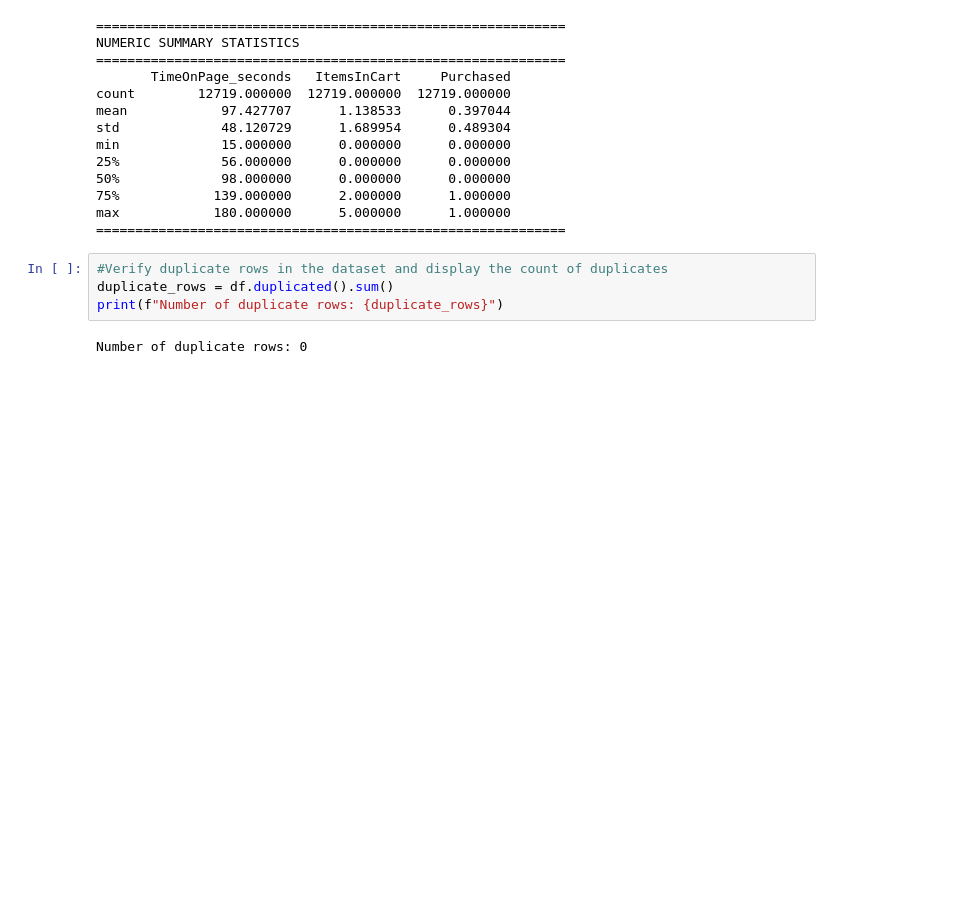
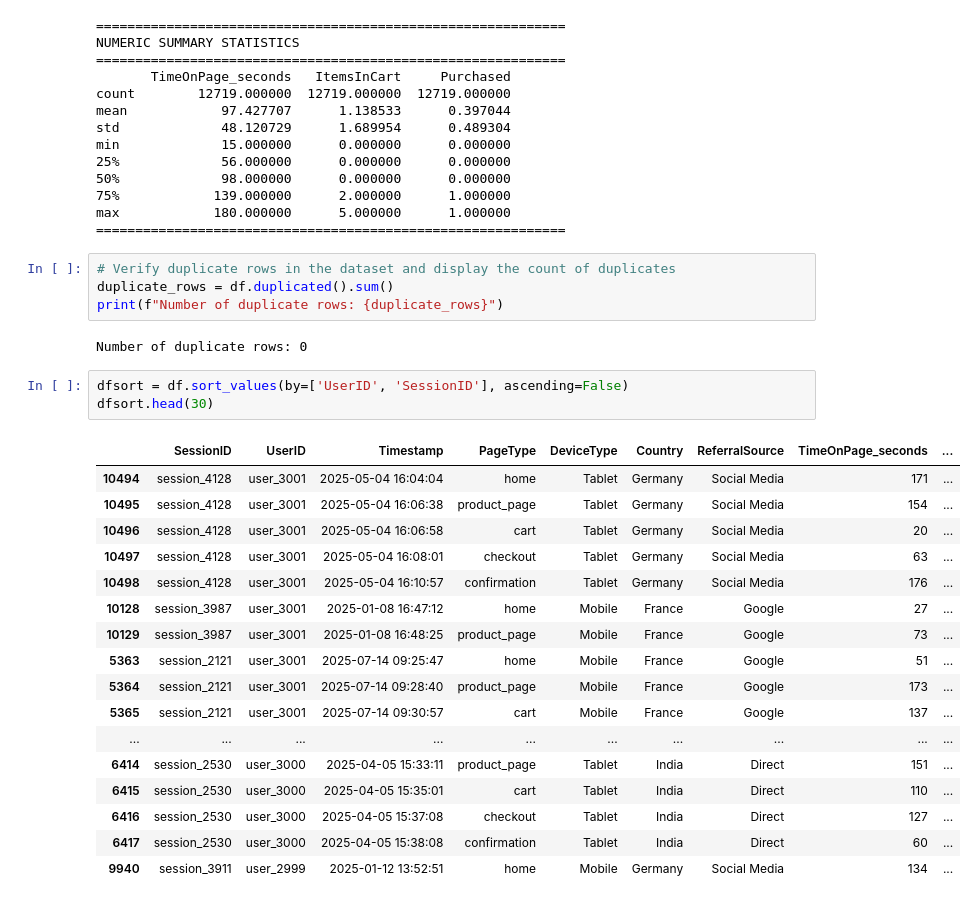
Before and after one commit to RondinellyOliveira/Funnel-Drop, a Jupyter notebook: Funnel_drop_analysis.ipynb, the cells around one changed output. Drawn from its saved outputs; the diff is of its cells as text; blank space fills up the shorter version.

```diff
--- a/Funnel_drop_analysis.ipynb
+++ b/Funnel_drop_analysis.ipynb
@@ -105,8 +130,29 @@ min             15.000000      0.000000      0.000000
 max            180.000000      5.000000      1.000000
 ============================================================
 # %%
-#Verify duplicate rows in the dataset and display the count of duplicates
+# Verify duplicate rows in the dataset and display the count of duplicates
 duplicate_rows = df.duplicated().sum()
 print(f"Number of duplicate rows: {duplicate_rows}")
 # %% [output]
 Number of duplicate rows: 0
+# %%
+dfsort = df.sort_values(by=['UserID', 'SessionID'], ascending=False)
+dfsort.head(30)
+# %% [output]
+|  | SessionID | UserID | Timestamp | PageType | DeviceType | Country | ReferralSource | TimeOnPage_seconds | ... |
+| 10494 | session_4128 | user_3001 | 2025-05-04 16:04:04 | home | Tablet | Germany | Social Media | 171 | ... |
+| 10495 | session_4128 | user_3001 | 2025-05-04 16:06:38 | product_page | Tablet | Germany | Social Media | 154 | ... |
+| 10496 | session_4128 | user_3001 | 2025-05-04 16:06:58 | cart | Tablet | Germany | Social Media | 20 | ... |
+| 10497 | session_4128 | user_3001 | 2025-05-04 16:08:01 | checkout | Tablet | Germany | Social Media | 63 | ... |
+| 10498 | session_4128 | user_3001 | 2025-05-04 16:10:57 | confirmation | Tablet | Germany | Social Media | 176 | ... |
+| 10128 | session_3987 | user_3001 | 2025-01-08 16:47:12 | home | Mobile | France | Google | 27 | ... |
+| 10129 | session_3987 | user_3001 | 2025-01-08 16:48:25 | product_page | Mobile | France | Google | 73 | ... |
+| 5363 | session_2121 | user_3001 | 2025-07-14 09:25:47 | home | Mobile | France | Google | 51 | ... |
+| 5364 | session_2121 | user_3001 | 2025-07-14 09:28:40 | product_page | Mobile | France | Google | 173 | ... |
+| 5365 | session_2121 | user_3001 | 2025-07-14 09:30:57 | cart | Mobile | France | Google | 137 | ... |
+| ... | ... | ... | ... | ... | ... | ... | ... | ... | ... |
+| 6414 | session_2530 | user_3000 | 2025-04-05 15:33:11 | product_page | Tablet | India | Direct | 151 | ... |
+| 6415 | session_2530 | user_3000 | 2025-04-05 15:35:01 | cart | Tablet | India | Direct | 110 | ... |
+| 6416 | session_2530 | user_3000 | 2025-04-05 15:37:08 | checkout | Tablet | India | Direct | 127 | ... |
+| 6417 | session_2530 | user_3000 | 2025-04-05 15:38:08 | confirmation | Tablet | India | Direct | 60 | ... |
+| 9940 | session_3911 | user_2999 | 2025-01-12 13:52:51 | home | Mobile | Germany | Social Media | 134 | ... |
```
Also changed, not shown: parts of 13 cells of this notebook, 2 other files.
